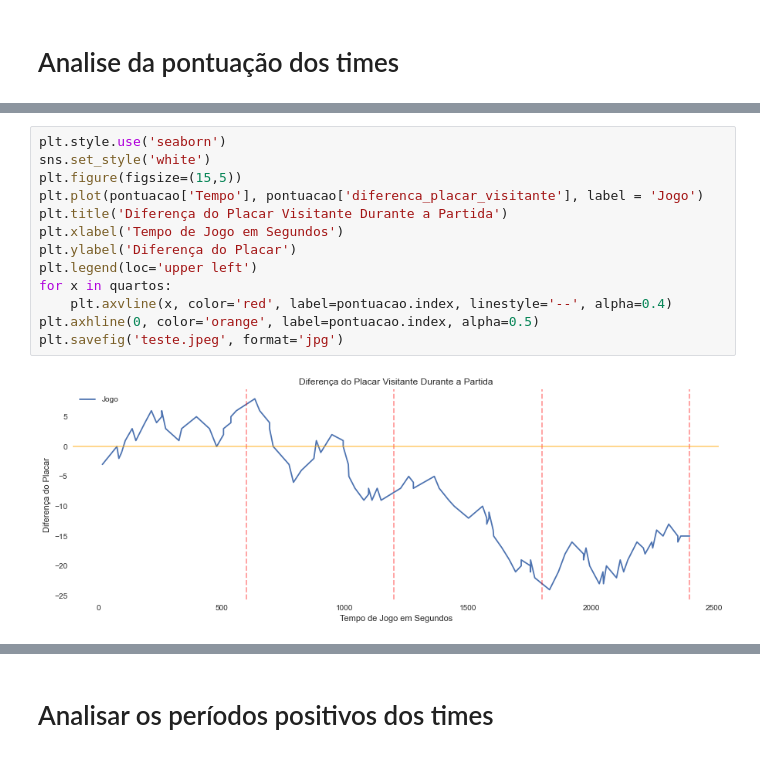
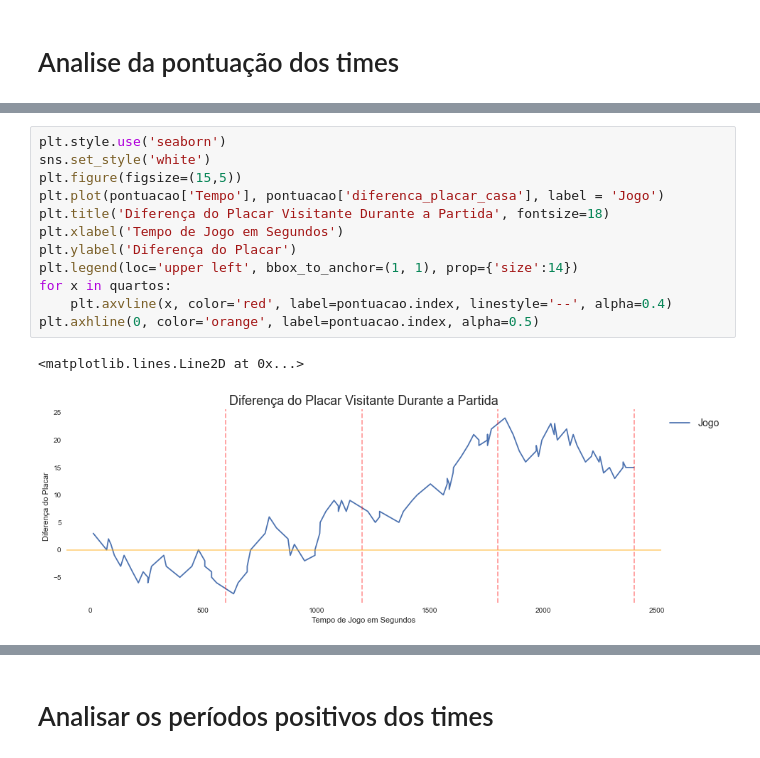
Before and after one commit to Rafael-Prochnow/Analise-descritiva-para-um-time, a Jupyter notebook: Jogada_Jogada.ipynb, the cells around one changed output, grey strips where cells are left out. Saved outputs shown, nothing was run; the diff lists cells and outputs as text.

```diff
--- a/Jogada_Jogada.ipynb
+++ b/Jogada_Jogada.ipynb
@@ -251,15 +275,15 @@ plt.show()
 # %%
 plt.style.use('seaborn')
 sns.set_style('white')
 plt.figure(figsize=(15,5))
-plt.plot(pontuacao['Tempo'], pontuacao['diferenca_placar_visitante'], label = 'Jogo')
-plt.title('Diferença do Placar Visitante Durante a Partida')
+plt.plot(pontuacao['Tempo'], pontuacao['diferenca_placar_casa'], label = 'Jogo')
+plt.title('Diferença do Placar Visitante Durante a Partida', fontsize=18)
 plt.xlabel('Tempo de Jogo em Segundos')
 plt.ylabel('Diferença do Placar')
-plt.legend(loc='upper left')
+plt.legend(loc='upper left', bbox_to_anchor=(1, 1), prop={'size':14})
 for x in quartos:
     plt.axvline(x, color='red', label=pontuacao.index, linestyle='--', alpha=0.4)
 plt.axhline(0, color='orange', label=pontuacao.index, alpha=0.5)
-plt.savefig('teste.jpeg', format='jpg')
 # %% [output]
+<matplotlib.lines.Line2D at 0x...>
-[figure, old version]
+[figure, new version]
```
Also changed, not shown: parts of 93 cells of this notebook.
